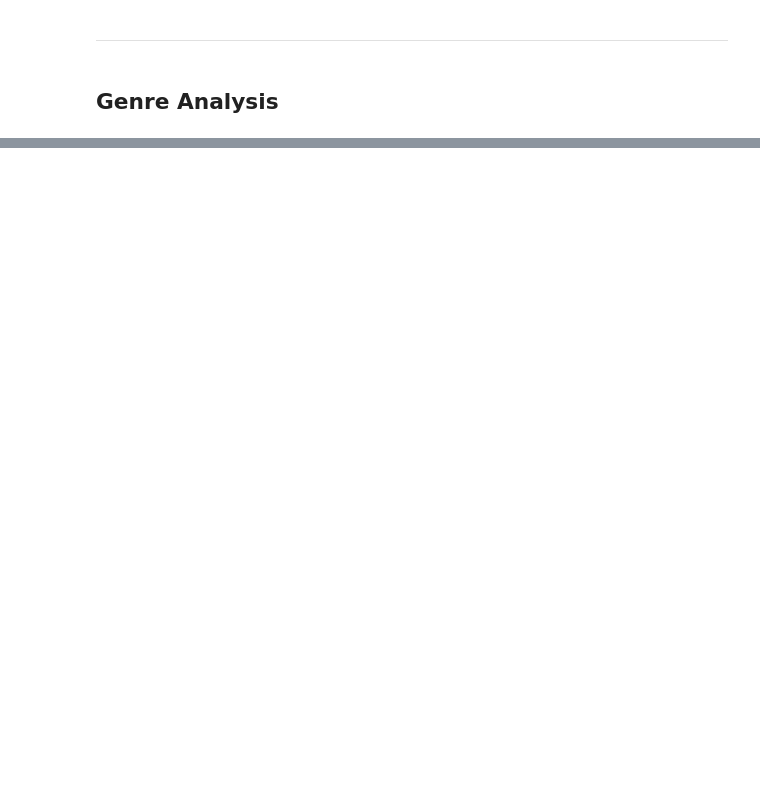
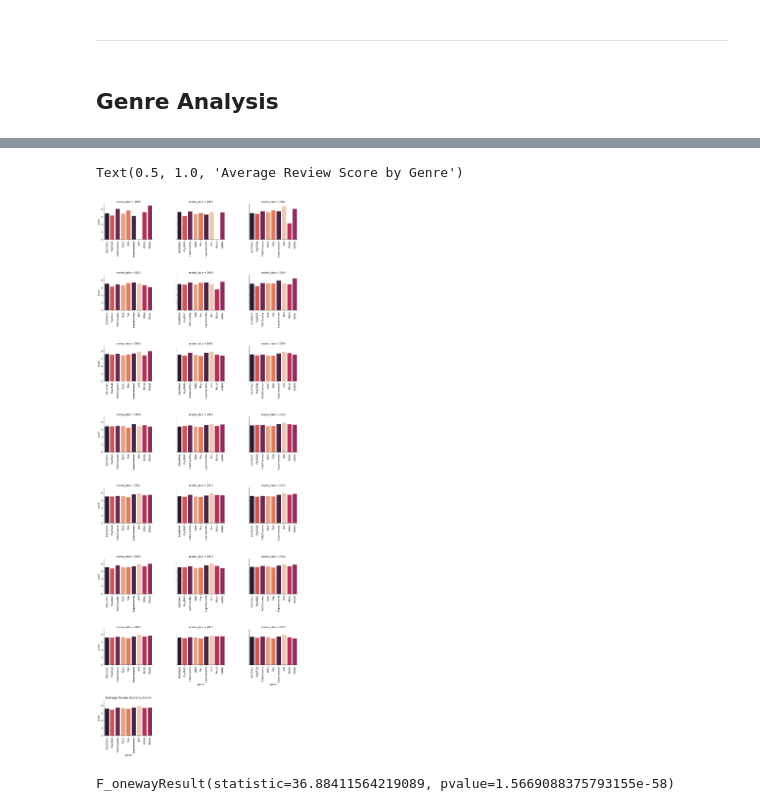
Before and after one commit to nickdevin/pitchfork, a Jupyter notebook: web_scraping_project.ipynb, the cells around one changed output, grey strips where cells are left out. Saved outputs shown, nothing was run; the diff lists cells and outputs as text; code cells hidden in the pictures; blank space fills up the shorter version.

```diff
--- a/web_scraping_project.ipynb
+++ b/web_scraping_project.ipynb
@@ -88,0 +259,6 @@ genre_df
+# %%
+single_genre_df = pitchfork[['genre', 'review_date', 'score']].copy()
+mask = single_genre_df['genre'].map(lambda genre: genre in unique_genres)
+single_genre_df = single_genre_df[mask]
+# %%
+genre_means = single_genre_df.groupby(['review_date', 'genre'])['score'].mean().reset_index()
@@ -88,0 +281,19 @@ genre_df
+# %%
+genre_means_facet = sns.FacetGrid(data = genre_means, col = 'review_date', col_wrap = 3, height = 4, hue = 'genre', palette = 'rocket')
+genre_means_graphs = genre_means_facet.map(sns.barplot, 'genre', 'score', order = unique_genres)
+for axis in genre_means_graphs.axes.flatten():
+    axis.tick_params(labelbottom=True)
+genre_means_graphs.set_xticklabels(rotation=90)
+plt.subplots_adjust(hspace=1, wspace=0.5)
+plt.title('Average Review Score by Genre')
+# %% [output]
+Text(0.5, 1.0, 'Average Review Score by Genre')
+[figure, added]
+# %%
+# one-way ANOVA for average review score overall
+genres_separate = [single_genre_df[single_genre_df['genre'] == genre]['score'] for genre in unique_genres]
+stats.f_oneway(*genres_separate)
+
+# There IS a significant difference between average scores between genres.
+# %% [output]
+F_onewayResult(statistic=36.88411564219089, pvalue=1.5669088375793155e-58)
```
Also changed, not shown: parts of 38 cells of this notebook.
